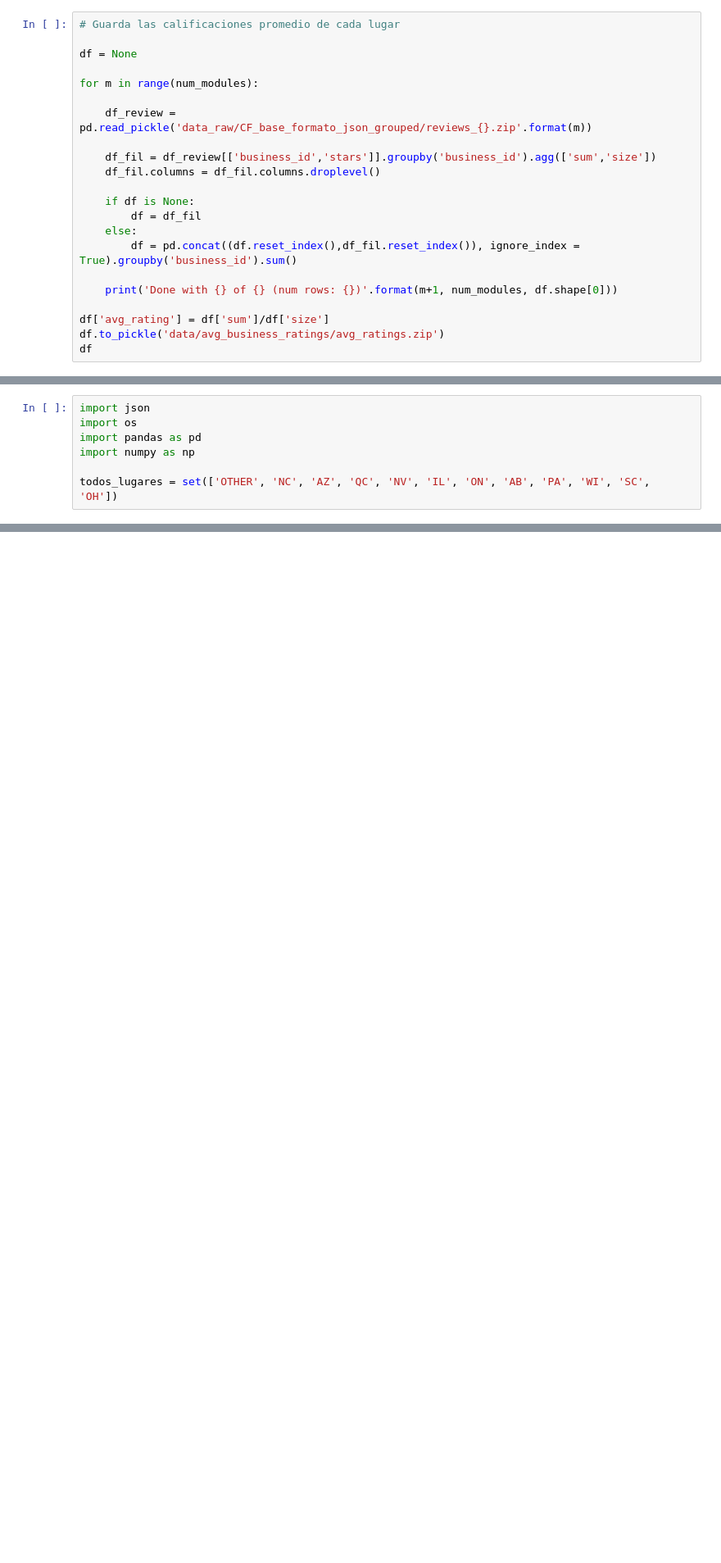
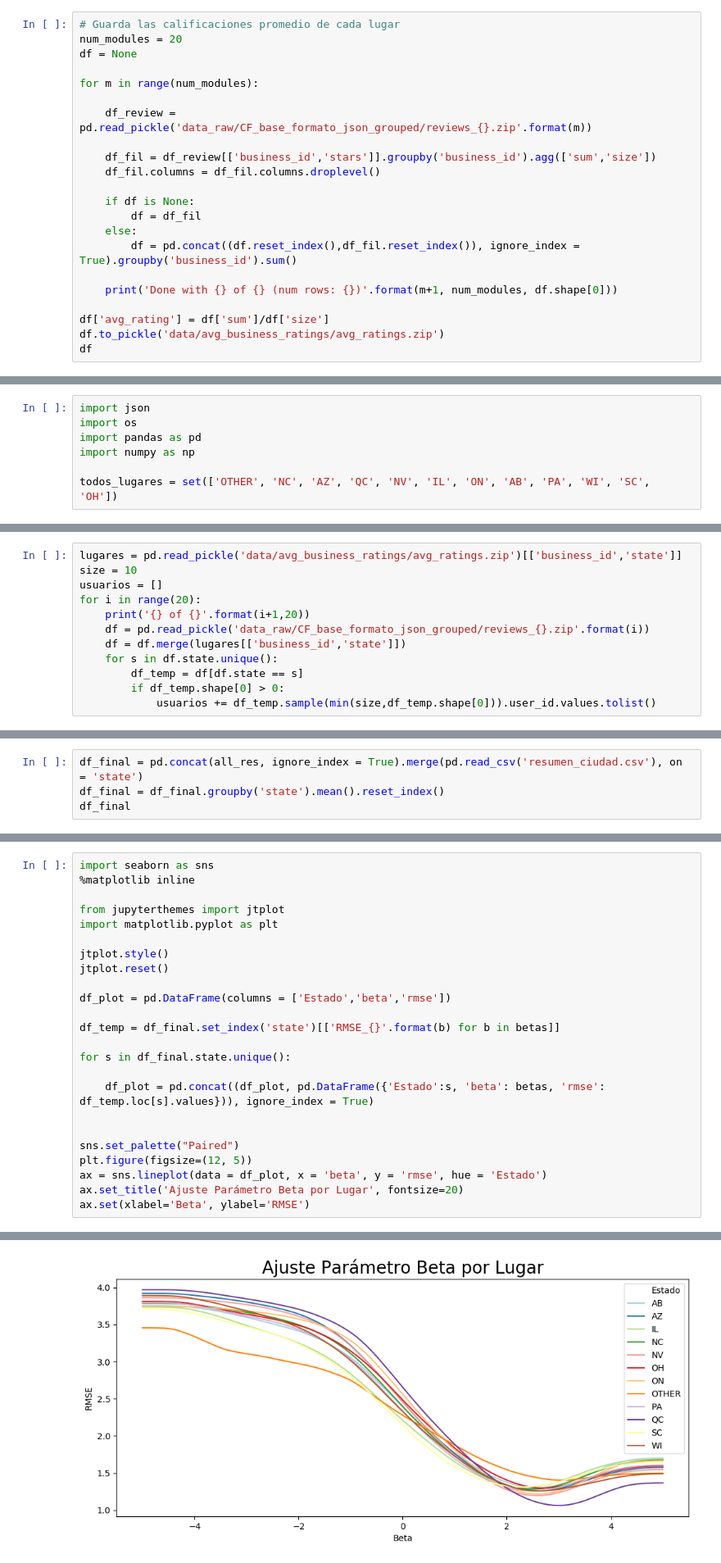
Before and after one commit to minigonche/sistemas_de_recomendacion_2020, a Jupyter notebook: talleres/taller_2/Constructor Modelos Contexto.ipynb, the cells around one changed output, grey strips where cells are left out. Shown at 82% size. Cells and saved outputs as stored; diff of their text form; blank space fills up the shorter version.

```diff
--- a/talleres/taller_2/Constructor Modelos Contexto.ipynb
+++ b/talleres/taller_2/Constructor Modelos Contexto.ipynb
@@ -289,7 +314,7 @@ Started With: 20 of 20
 ## Promedio de los Lugares
 # %%
 # Guarda las calificaciones promedio de cada lugar
-
+num_modules = 20
 df = None
 
 for m in range(num_modules):
@@ -629,0 +633,12 @@ dar_recomendaciones_por_popular(lugar, usuario, top = 50, df_visitados = None)
+# %%
+lugares = pd.read_pickle('data/avg_business_ratings/avg_ratings.zip')[['business_id','state']]
+size = 10
+usuarios = []
+for i in range(20):
+	print('{} of {}'.format(i+1,20))
+	df = pd.read_pickle('data_raw/CF_base_formato_json_grouped/reviews_{}.zip'.format(i))
+	df = df.merge(lugares[['business_id','state']])
+	for s in df.state.unique():
+		df_temp = df[df.state == s]
+		if df_temp.shape[0] > 0:
+			usuarios += df_temp.sample(min(size,df_temp.shape[0])).user_id.values.tolist()
@@ -629,0 +729,4 @@ dar_recomendaciones_por_popular(lugar, usuario, top = 50, df_visitados = None)
+# %%
+df_final = pd.concat(all_res, ignore_index = True).merge(pd.read_csv('resumen_ciudad.csv'), on = 'state')
+df_final = df_final.groupby('state').mean().reset_index()
+df_final
@@ -629,0 +748,25 @@ dar_recomendaciones_por_popular(lugar, usuario, top = 50, df_visitados = None)
+# %%
+import seaborn as sns
+%matplotlib inline
+
+from jupyterthemes import jtplot
+import matplotlib.pyplot as plt
+
+jtplot.style()
+jtplot.reset()
+
+df_plot = pd.DataFrame(columns = ['Estado','beta','rmse'])
+
+df_temp = df_final.set_index('state')[['RMSE_{}'.format(b) for b in betas]]
+
+for s in df_final.state.unique():
+
+	df_plot = pd.concat((df_plot, pd.DataFrame({'Estado':s, 'beta': betas, 'rmse': df_temp.loc[s].values})), ignore_index = True)
+
+
+sns.set_palette("Paired")
+plt.figure(figsize=(12, 5))
+ax = sns.lineplot(data = df_plot, x = 'beta', y = 'rmse', hue = 'Estado')
+ax.set_title('Ajuste Parámetro Beta por Lugar', fontsize=20)
+ax.set(xlabel='Beta', ylabel='RMSE')
+# %% [output]
@@ -629,0 +774 @@ dar_recomendaciones_por_popular(lugar, usuario, top = 50, df_visitados = None)
+[figure, added]
```
Also changed, not shown: parts of 25 cells of this notebook, 11 other files.
